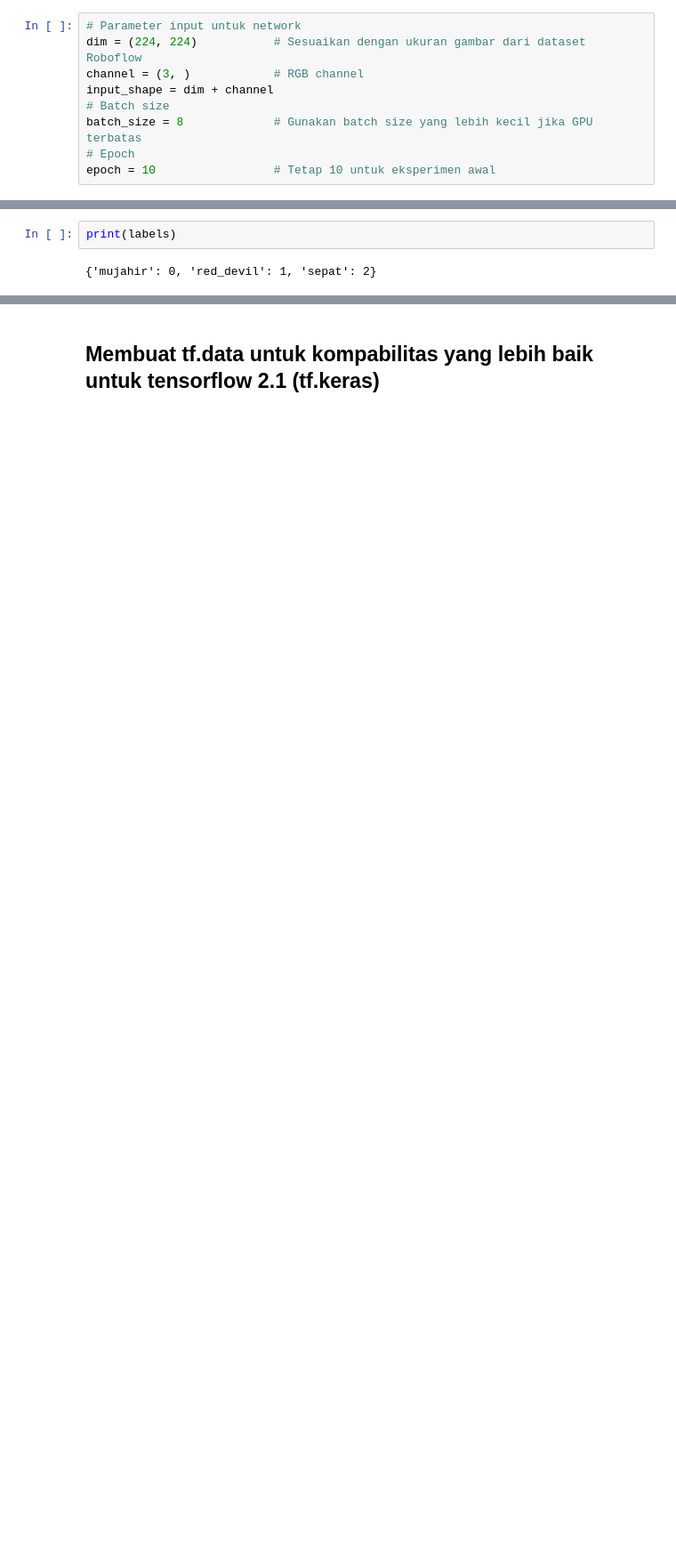
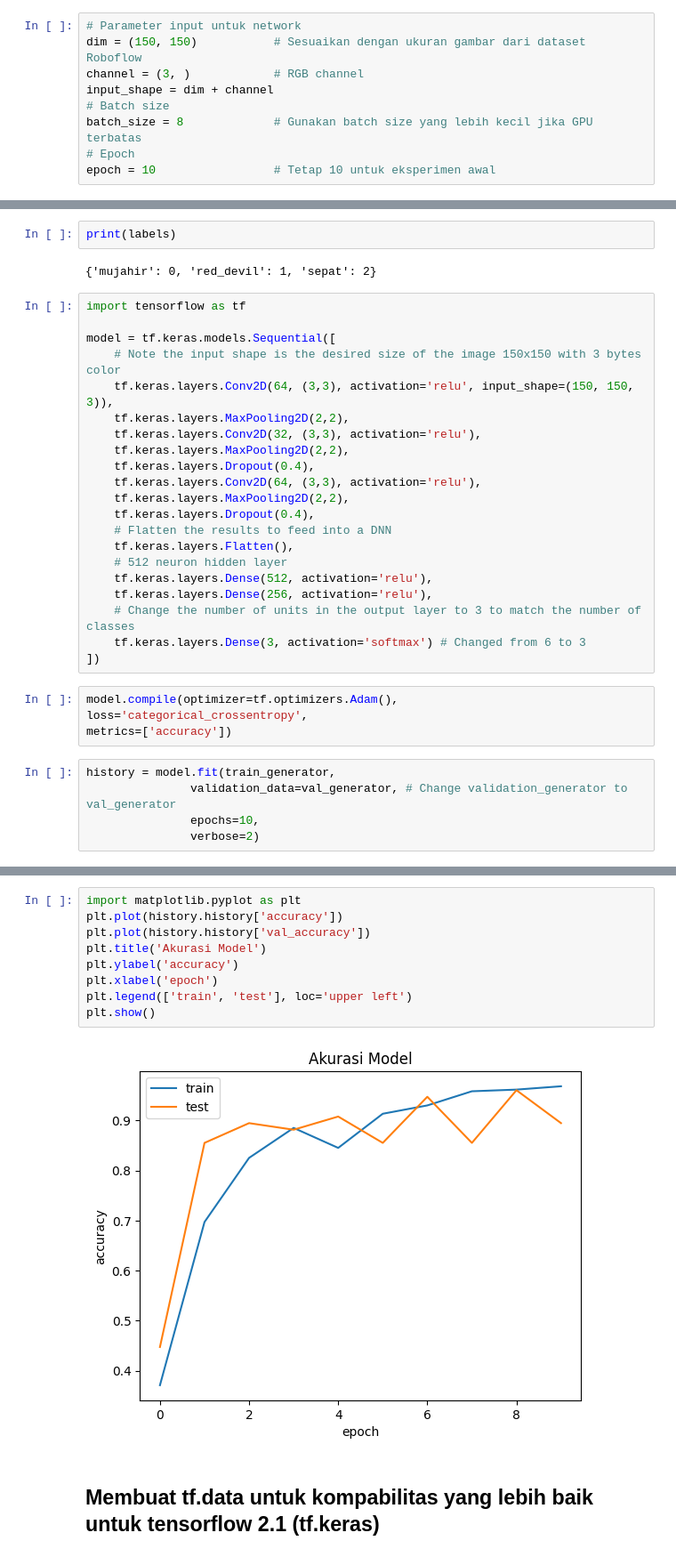
Before and after one commit to rivaelsagala/project-PM-kel-05, a Jupyter notebook: ModelTrain.ipynb, the cells around one changed output, grey strips where cells are left out. Shown: that part at 89% size. Drawn from its saved outputs; the diff is of its cells as text; blank space fills up the shorter version.

```diff
--- a/ModelTrain.ipynb
+++ b/ModelTrain.ipynb
@@ -13,7 +23,7 @@ print(os.listdir("dataset/train/"))
 import tensorflow as tf
 # %%
 # Parameter input untuk network
-dim = (224, 224)           # Sesuaikan dengan ukuran gambar dari dataset Roboflow
+dim = (150, 150)           # Sesuaikan dengan ukuran gambar dari dataset Roboflow
 channel = (3, )            # RGB channel
 input_shape = dim + channel
 # Batch size
@@ -81,3 +81,33 @@ Number of classes: 3
 print(labels)
 # %% [output]
 {'mujahir': 0, 'red_devil': 1, 'sepat': 2}
+# %%
+import tensorflow as tf
+
+model = tf.keras.models.Sequential([
+    # Note the input shape is the desired size of the image 150x150 with 3 bytes color
+    tf.keras.layers.Conv2D(64, (3,3), activation='relu', input_shape=(150, 150, 3)),
+    tf.keras.layers.MaxPooling2D(2,2),
+    tf.keras.layers.Conv2D(32, (3,3), activation='relu'),
+    tf.keras.layers.MaxPooling2D(2,2),
+    tf.keras.layers.Dropout(0.4),
+    tf.keras.layers.Conv2D(64, (3,3), activation='relu'),
+    tf.keras.layers.MaxPooling2D(2,2),
+    tf.keras.layers.Dropout(0.4),
+    # Flatten the results to feed into a DNN
+    tf.keras.layers.Flatten(),
+    # 512 neuron hidden layer
+    tf.keras.layers.Dense(512, activation='relu'),
+    tf.keras.layers.Dense(256, activation='relu'),
+    # Change the number of units in the output layer to 3 to match the number of classes
+    tf.keras.layers.Dense(3, activation='softmax') # Changed from 6 to 3
+])
+# %%
+model.compile(optimizer=tf.optimizers.Adam(),
+loss='categorical_crossentropy',
+metrics=['accuracy'])
+# %%
+history = model.fit(train_generator,
+               validation_data=val_generator, # Change validation_generator to val_generator
+               epochs=10,
+               verbose=2)
@@ -84,3 +135,14 @@ print(labels)
+# %%
+import matplotlib.pyplot as plt
+plt.plot(history.history['accuracy'])
+plt.plot(history.history['val_accuracy'])
+plt.title('Akurasi Model')
+plt.ylabel('accuracy')
+plt.xlabel('epoch')
+plt.legend(['train', 'test'], loc='upper left')
+plt.show()
+# %% [output]
+[figure, added]
 # %% [markdown]
 ## Membuat tf.data untuk kompabilitas yang lebih baik untuk tensorflow 2.1 (tf.keras)
 # %%
```
Also changed, not shown: parts of 20 cells of this notebook.
